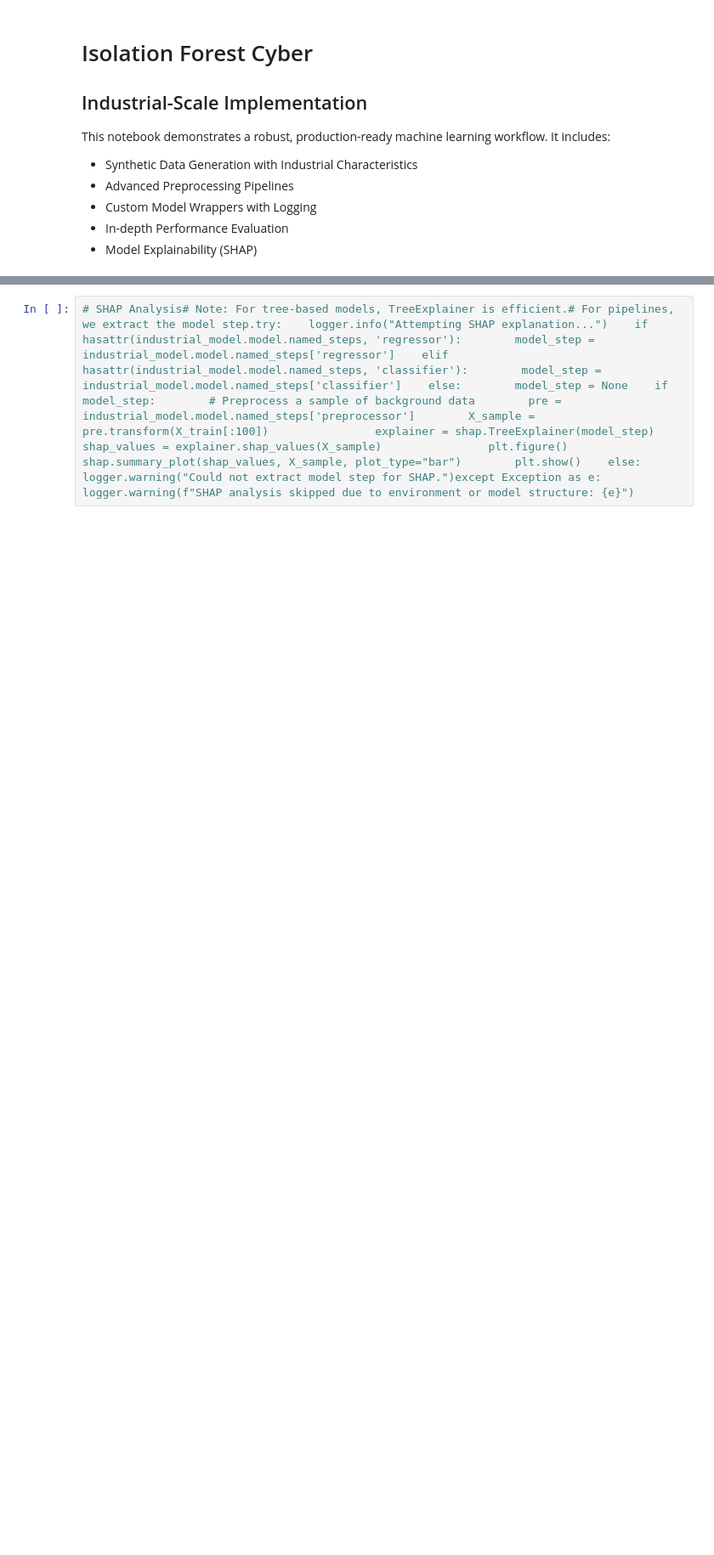
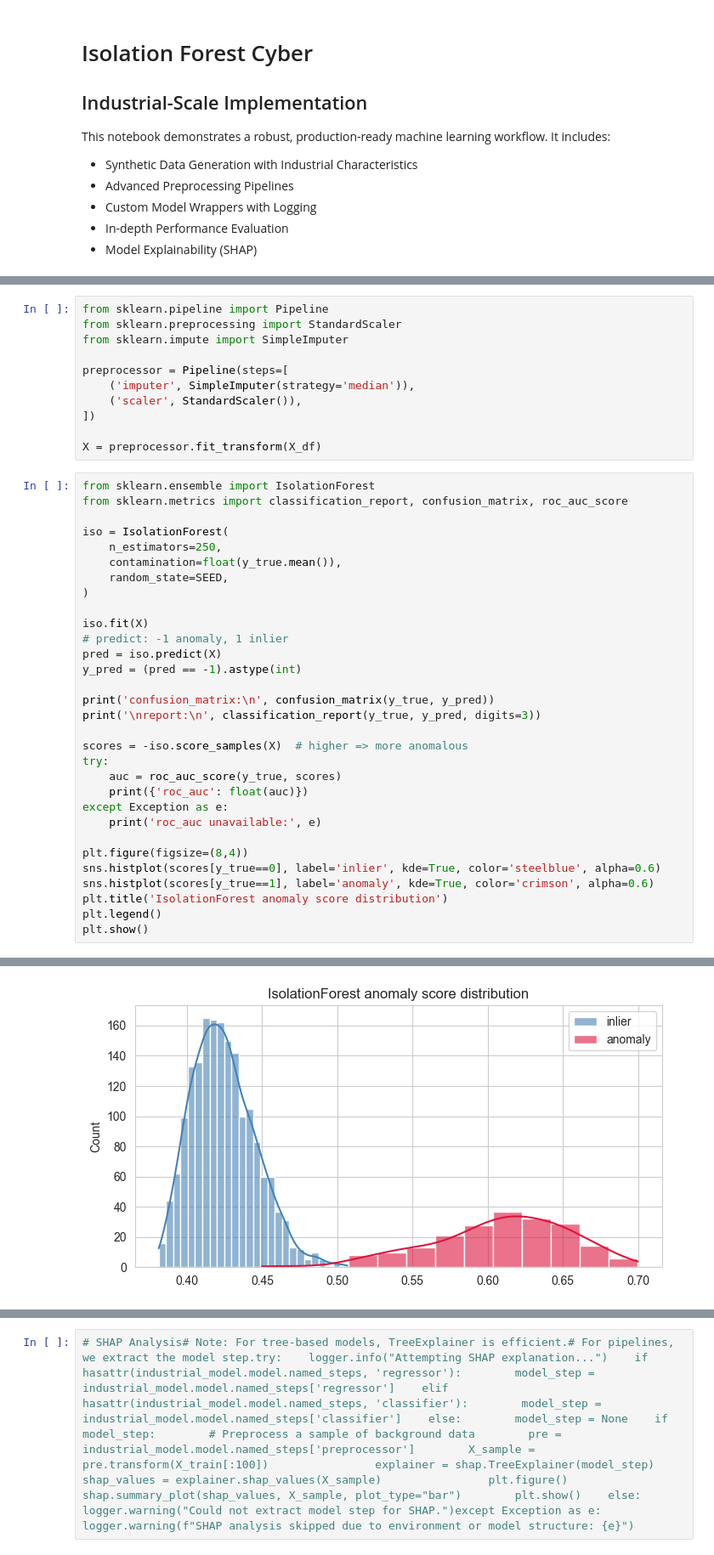
Before and after one commit to Brainfeed-1996/advanced-ml-mastery-collection, a Jupyter notebook: 08-Anomaly-Detection/Isolation-Forest-Cyber.ipynb, the cells around one changed output, grey strips where cells are left out. Shown at 85% size. Saved outputs shown, nothing was run; the diff lists cells and outputs as text; blank space fills up the shorter version.

Commit message:
chore(notebooks): repair+execute isolation forest cyber notebook + export html

```diff
--- a/08-Anomaly-Detection/Isolation-Forest-Cyber.ipynb
+++ b/08-Anomaly-Detection/Isolation-Forest-Cyber.ipynb
@@ -21,0 +75,43 @@ class ResultVisualizer:    @staticmethod    def plot_results(y_true, y_pred):
+# %%
+from sklearn.pipeline import Pipeline
+from sklearn.preprocessing import StandardScaler
+from sklearn.impute import SimpleImputer
+
+preprocessor = Pipeline(steps=[
+    ('imputer', SimpleImputer(strategy='median')),
+    ('scaler', StandardScaler()),
+])
+
+X = preprocessor.fit_transform(X_df)
+# %%
+from sklearn.ensemble import IsolationForest
+from sklearn.metrics import classification_report, confusion_matrix, roc_auc_score
+
+iso = IsolationForest(
+    n_estimators=250,
+    contamination=float(y_true.mean()),
+    random_state=SEED,
+)
+
+iso.fit(X)
+# predict: -1 anomaly, 1 inlier
+pred = iso.predict(X)
+y_pred = (pred == -1).astype(int)
+
+print('confusion_matrix:\n', confusion_matrix(y_true, y_pred))
+print('\nreport:\n', classification_report(y_true, y_pred, digits=3))
+
+scores = -iso.score_samples(X)  # higher => more anomalous
+try:
+    auc = roc_auc_score(y_true, scores)
+    print({'roc_auc': float(auc)})
+except Exception as e:
+    print('roc_auc unavailable:', e)
+
+plt.figure(figsize=(8,4))
+sns.histplot(scores[y_true==0], label='inlier', kde=True, color='steelblue', alpha=0.6)
+sns.histplot(scores[y_true==1], label='anomaly', kde=True, color='crimson', alpha=0.6)
+plt.title('IsolationForest anomaly score distribution')
+plt.legend()
+plt.show()
+# %% [output]
@@ -21,0 +133 @@ class ResultVisualizer:    @staticmethod    def plot_results(y_true, y_pred):
+[figure, added]
```
Also changed, not shown: parts of 8 cells of this notebook, 3 other files.
